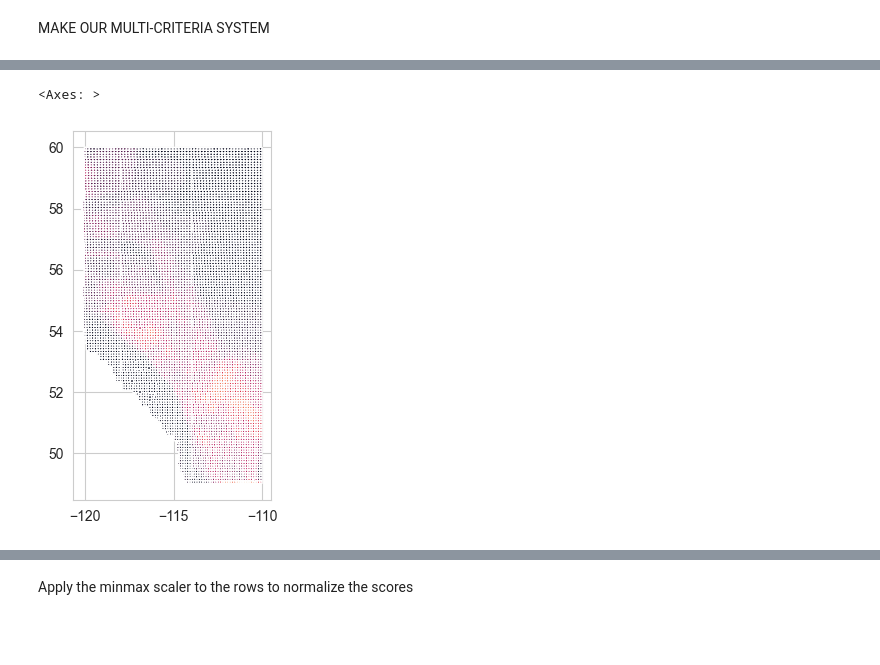
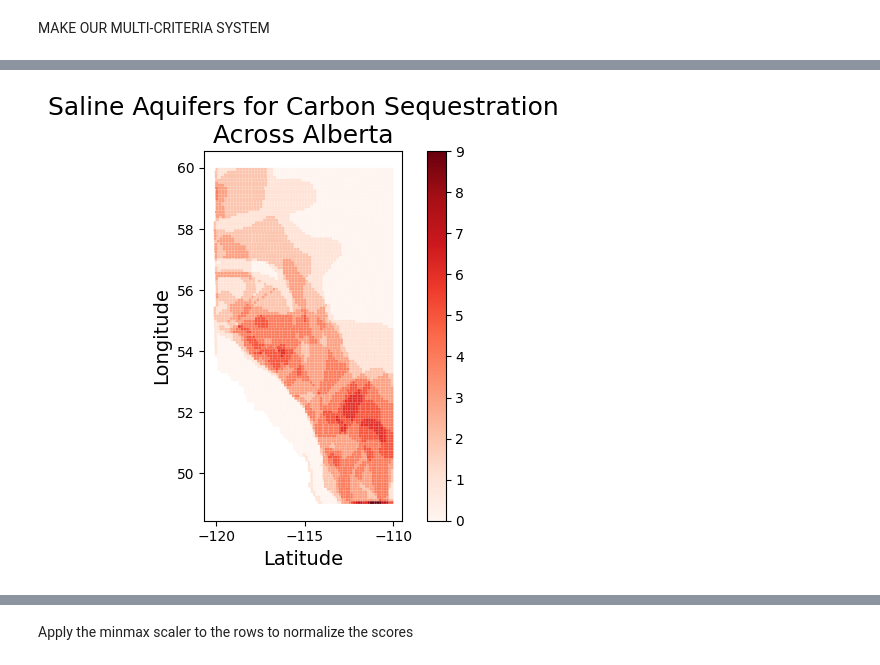
Before and after one commit to katherinewest/2024-redevelop, a Jupyter notebook: main.ipynb, the cells around one changed output, grey strips where cells are left out. Drawn from its saved outputs; the diff is of its cells as text; code cells hidden in the pictures; blank space fills up the shorter version.

```diff
--- a/main.ipynb
+++ b/main.ipynb
@@ -426,4 +391,6 @@ storage_gdf_filtered
 64 rows × 180 columns
 # %% [markdown]
 NOW: GRAPHING
+# %%
+fontprops = fm.FontProperties(size=18)
 # %%
@@ -441,0 +424,23 @@ Text(0.5, 1.0, 'Locations in AB where saline aquifers present')
+# %%
+ax = bedrock_df.plot(figsize=(15, 8), cmap="gist_earth", alpha=0.75, column="ColorGroup")
+# exploration_lithium_df.plot(ax=ax, color='grey', edgecolor='k', label='Exploration_Lithium', legend=True)
+# lithium_df.plot(column= "Li_mg_L", cmap="Reds", ax=ax, legend=True)
+# fig.get_legend.set_title("Concentration in mg/L")
+# ab_temps_gdf_100c.plot(ax=ax, cmap="Reds", column = "Temp_rec_C", legend=True)
+# ATS_gdf.plot(ax=ax)
+storage_gdf_filtered.plot(ax=ax, cmap="bone", legend=True)
+plt.xlabel('Latitude', fontsize=14)
+plt.ylabel('Longitude', fontsize=14)
+plt.grid(False)
+plt.title("Saline Aquifers for Carbon Sequestration\nAcross Alberta", fontsize=18)
+scalebar = AnchoredSizeBar(ax.transData,
+                           1.5, '110 km', 'lower left',
+                           pad=0.1,
+                           color='black',
+                           frameon=False,
+                           size_vertical=0.1,
+                           fontproperties=fontprops)
+ax.add_artist(scalebar)
+
+# plt.savefig(dpi=300, fname="Carbon storage across alberta.png")
+plt.show()
@@ -475,9 +481,24 @@ MCM_gdf.plot(column="Temp_rec_C")
 MCM_gdf["CCUS_Units"] = MCM_gdf.apply(lambda row: storage_gdf_filtered.intersects(row.geometry).sum(), axis=1)
 # %%
-MCM_gdf.plot(column="CCUS_Units")
+MCM_gdf.plot(column="CCUS_Units", cmap="Reds", legend=True)
+
+plt.xlabel('Latitude', fontsize=14)
+plt.ylabel('Longitude', fontsize=14)
+plt.grid(False)
+plt.title("Saline Aquifers for Carbon Sequestration\nAcross Alberta", fontsize=18)
+scalebar = AnchoredSizeBar(ax.transData,
+                           1.5, '110 km', 'lower left',
+                           pad=0.1,
+                           color='black',
+                           frameon=False,
+                           size_vertical=0.1,
+                           fontproperties=fontprops)
+ax.add_artist(scalebar)
+
+plt.savefig(dpi=300, fname="Carbon storage across alberta.png")
+plt.show()
 # %% [output]
-<Axes: >
-[figure, old version]
+[figure, new version]
 # %%
 MCM_gdf.sort_values(by="CCUS_Units", ascending=False)
 # %% [output]
```
Also changed, not shown: parts of 52 cells of this notebook, 1 other file.
